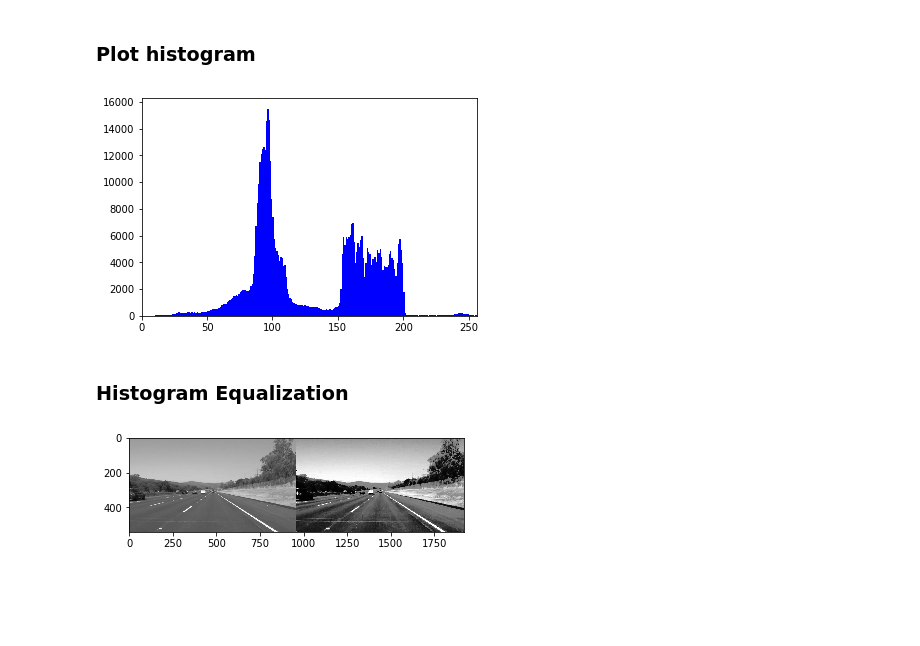
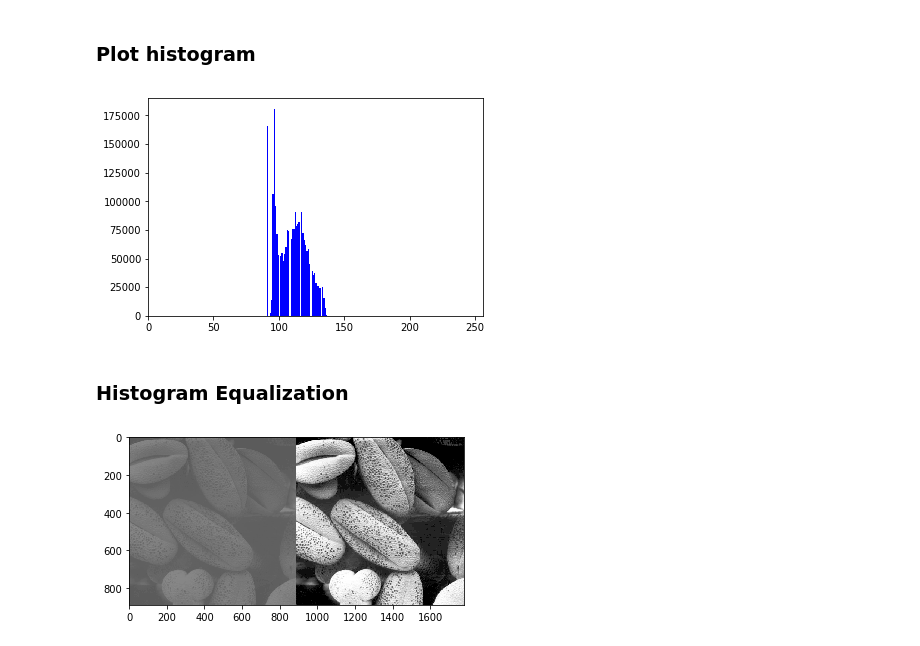
Before and after one commit to lavolpenoire/DIP, a Jupyter notebook: Lab2.ipynb, the cells around one changed output. Cells and saved outputs as stored; diff of their text form; code cells hidden in the pictures; blank space fills up the shorter version.

```diff
--- a/Lab2.ipynb
+++ b/Lab2.ipynb
@@ -174,16 +163,18 @@ hist,bins = np.histogram(in_img_grayscale.flatten(),256,[0,256])
 # %% [markdown]
 <h3>Plot histogram</h3>
 # %%
-plt.hist(in_img_grayscale.flatten(),256,[0,256], color = 'b')
+plt.hist(img.ravel(),256,[0,256], color = 'b')
 plt.xlim([0,256])
 plt.show()
 # %% [output]
-[figure, old version]
+[figure, new version]
 # %% [markdown]
 <h3>Histogram Equalization</h3>
 # %%
-equ = cv2.equalizeHist(in_img_grayscale)
-res = np.hstack((in_img_grayscale,equ))
+img = cv2.imread('./examples/Fig0310b.tiff', 0)
+
+equ = cv2.equalizeHist(img)
+res = np.hstack((img, equ))
 plt.imshow(res, cmap='gray'); plt.show();
 # %% [output]
-[figure, old version]
+[figure, new version]
```
Also changed, not shown: parts of 9 cells of this notebook, 1 other file.
